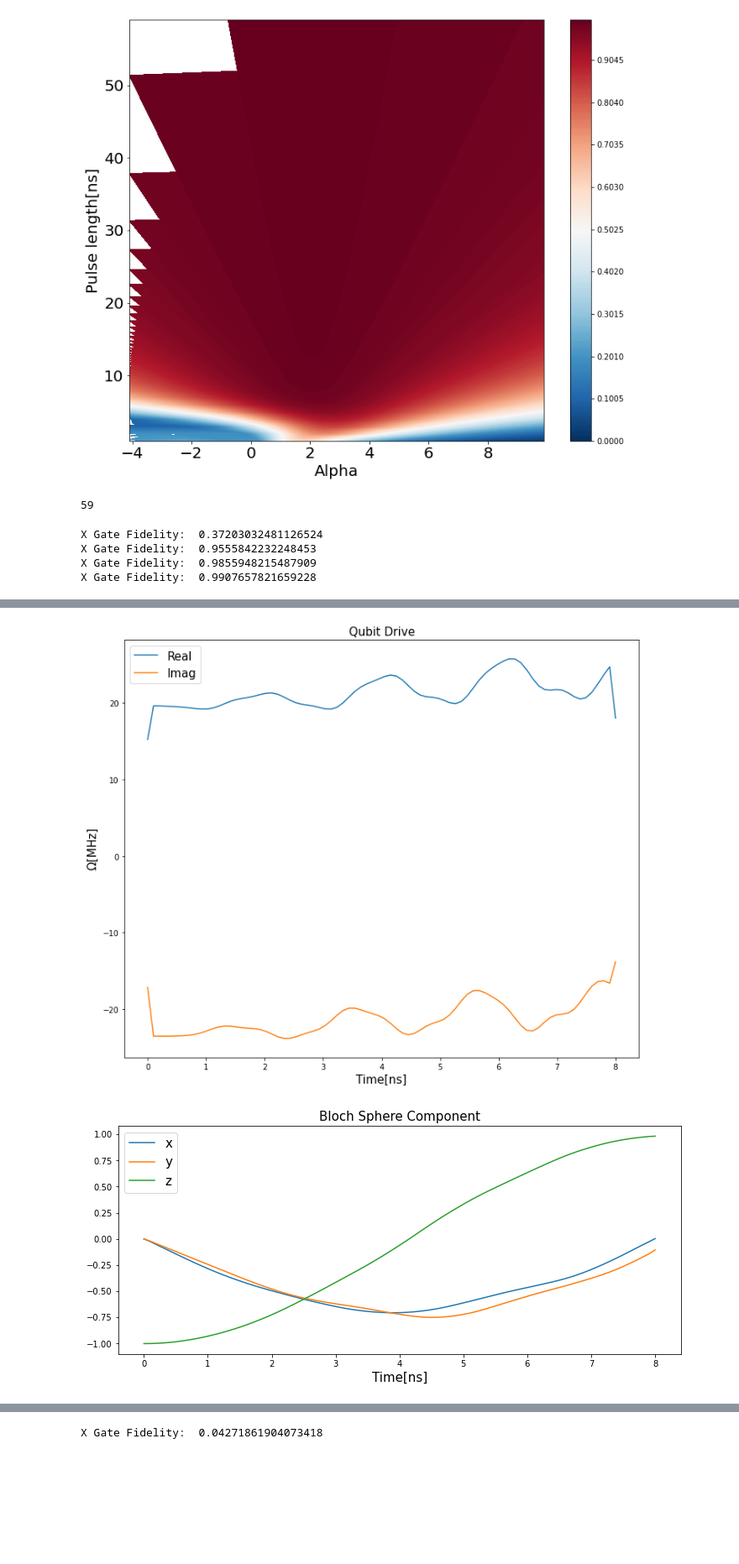
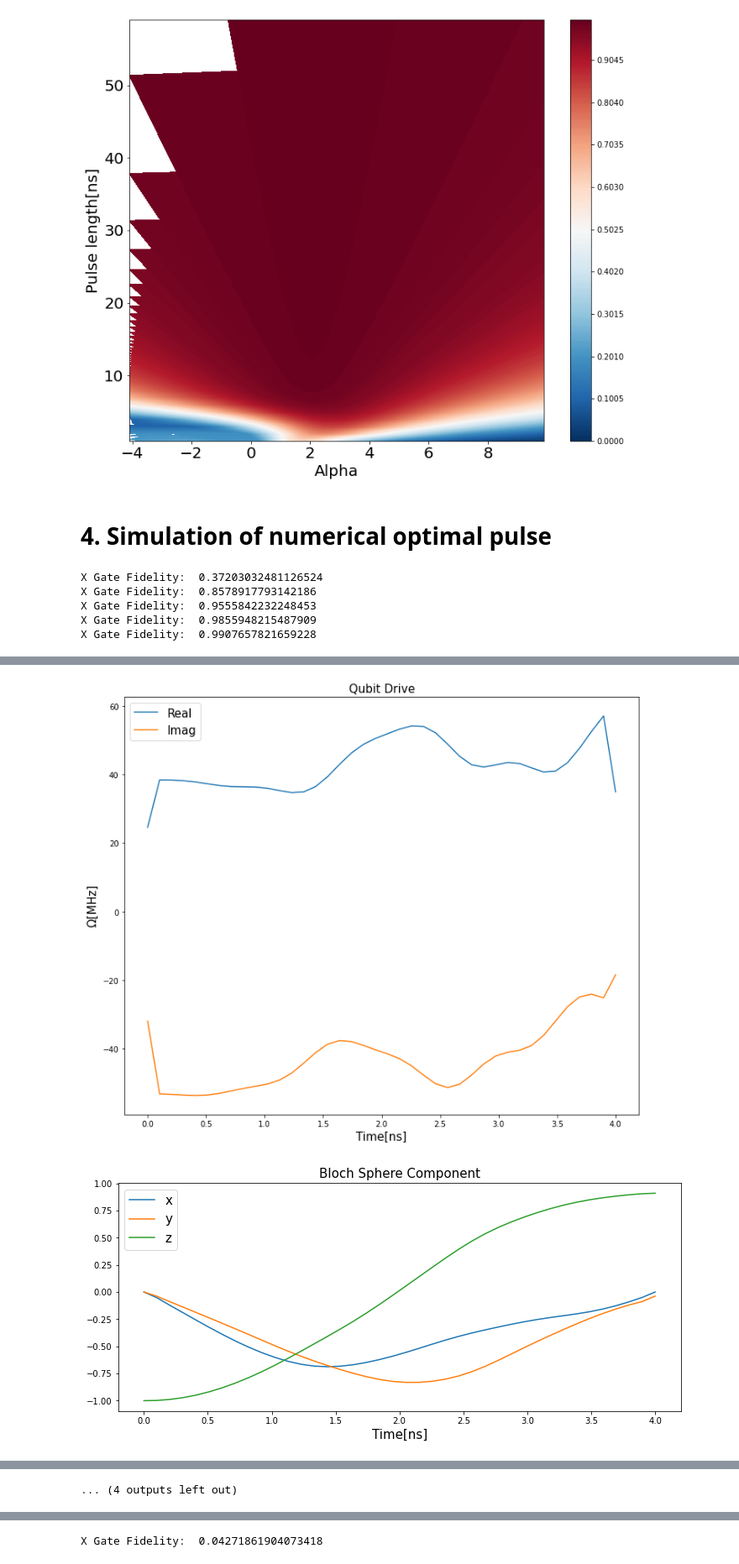
Before and after one commit to gkim23/kseamentoring, a Jupyter notebook: qutip_simulation/XGate_pulse_optimization.ipynb, the cells around one changed output, grey strips where cells are left out. Shown at 84% size. Cells and saved outputs as stored; diff of their text form; code cells hidden in the pictures; blank space fills up the shorter version.

```diff
--- a/ksea_mentoring_9.ipynb
+++ b/qutip_simulation/XGate_pulse_optimization.ipynb
@@ -167,14 +169,3 @@ X Gate Fidelity:  0.7976267185006991
 [figure]
 [figure]
 [figure]
-# %%
-qoc_data = np.genfromtxt("my_data.csv", dtype=complex)
-omega = qoc_data/5
-tlist = np.linspace(0, len(omega), len(omega))
-pi_hamiltonian = driven_hamiltonian(omega=omega, free_hamiltonian=transmon_hamiltonian, qubit_x = qubit_x, qubit_y = qubit_y, plot=True)
-res = qt.mesolve(pi_hamiltonian,psi0,tlist,c_ops=c_ops, e_ops=e_ops, options=qt.Options(store_states=True))
-bvec_array = [res.expect[0],res.expect[1],res.expect[2]]
-plist = [res.expect[3], res.expect[4], res.expect[5]]
-plot_bloch_vector_component(tlist=tlist, bloch_array=bvec_array)
-plot_population(tlist=tlist, p_list=plist)
-print("X Gate Fidelity: ", plist[1][-1])
@@ -235,15 +197,0 @@ def gaussian_train_generator(sigma_ns, length_ns, n):
-# %%
-pulse_length_ns = 5
-chop = 6
-
-pulse_sigma_ns = pulse_length_ns/chop
-
-tlist = np.linspace(0, pulse_length_ns*10, pulse_length_ns*10)
-omega = gaussian_train_generator(pulse_sigma_ns, pulse_length_ns, 1)
-pi_hamiltonian = driven_hamiltonian(omega=omega, free_hamiltonian=transmon_hamiltonian, qubit_x = qubit_x, qubit_y = qubit_y, plot=True)
-res = qt.mesolve(pi_hamiltonian,psi0,tlist,c_ops=c_ops, e_ops=e_ops, options=qt.Options(store_states=True))
-bvec_array = [res.expect[0],res.expect[1],res.expect[2]]
-plist = [res.expect[3], res.expect[4], res.expect[5]]
-plot_bloch_vector_component(tlist=tlist, bloch_array=bvec_array)
-plot_population(tlist=tlist, p_list=plist)
-print("X Gate Fidelity: ", plist[1][-1])
@@ -427,10 +354,8 @@ max_list = np.zeros_like(x_list, dtype=float)
 for i in range(len(x_list)):
     j = np.argmax(z_list[i])
     max_list[i] = y_list[j]
-# %%
-len(max_list)
-# %% [output]
-59
+# %% [markdown]
+# 4. Simulation of numerical optimal pulse
 # %%
 numerical_opt_x_list = []
 numerical_opt_y_list = []
@@ -450,16 +375,18 @@ def qoc_function(data_name, pulse_length):
     numerical_opt_y_list.append(plist[1][-1])
 # %%
 qoc_function("my_data_1ns.csv", 1)
+qoc_function("my_data_4ns.csv", 4)
 qoc_function("my_data_8ns.csv", 8)
 qoc_function("my_data_15ns.csv", 15)
 qoc_function("my_data_22ns.csv", 22)
 # %% [output]
 X Gate Fidelity:  0.37203032481126524
+X Gate Fidelity:  0.8578917793142186
 X Gate Fidelity:  0.9555842232248453
 X Gate Fidelity:  0.9855948215487909
 X Gate Fidelity:  0.9907657821659228
 [figure]
 [figure]
 [figure]
-[figure, old version]
+[figure, new version]
-[figure, old version]
+[figure, new version]
@@ -472,0 +399 @@ X Gate Fidelity:  0.9907657821659228
+... (4 outputs left out)
```
Also changed, not shown: parts of 14 cells of this notebook, 11 other files.
